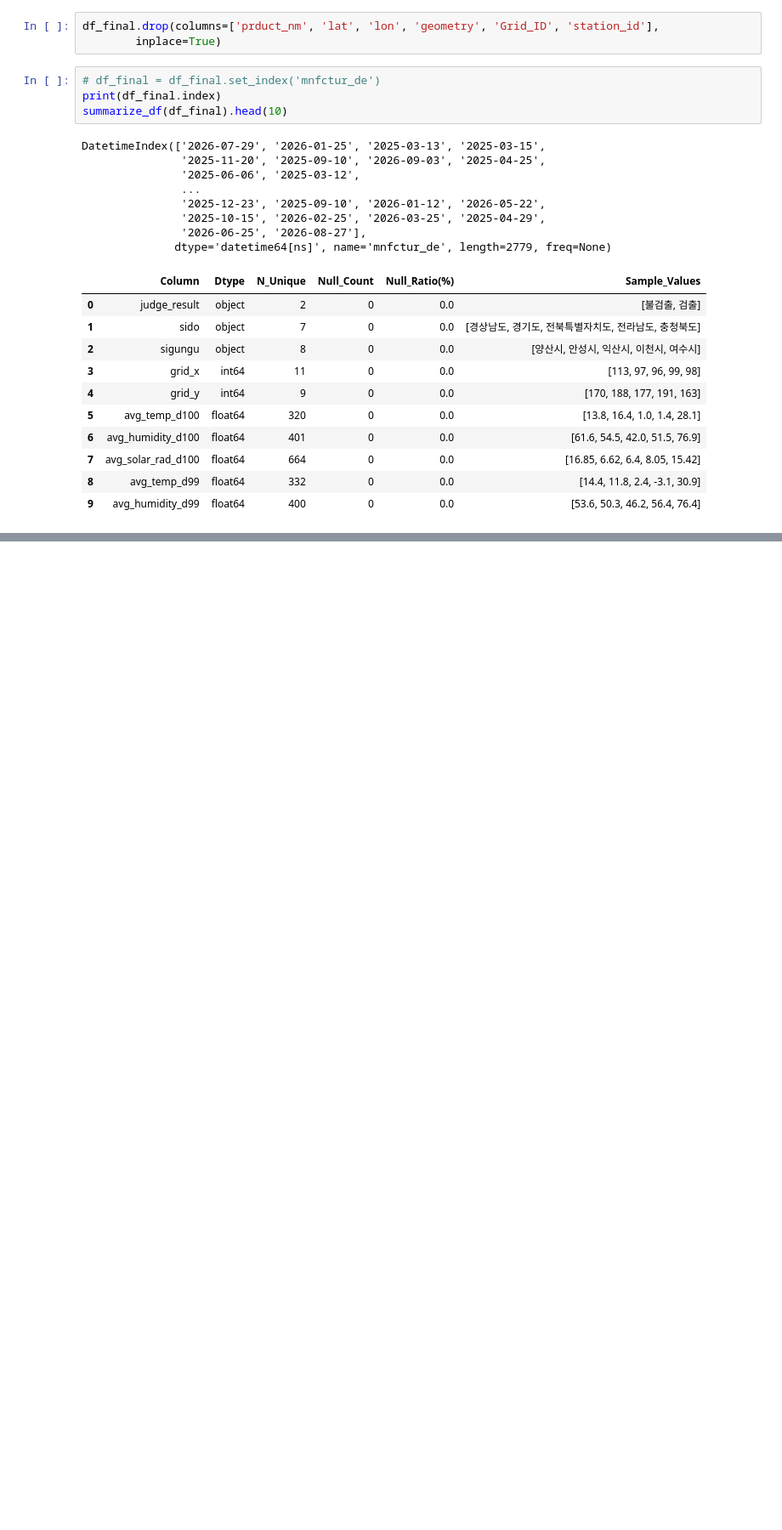
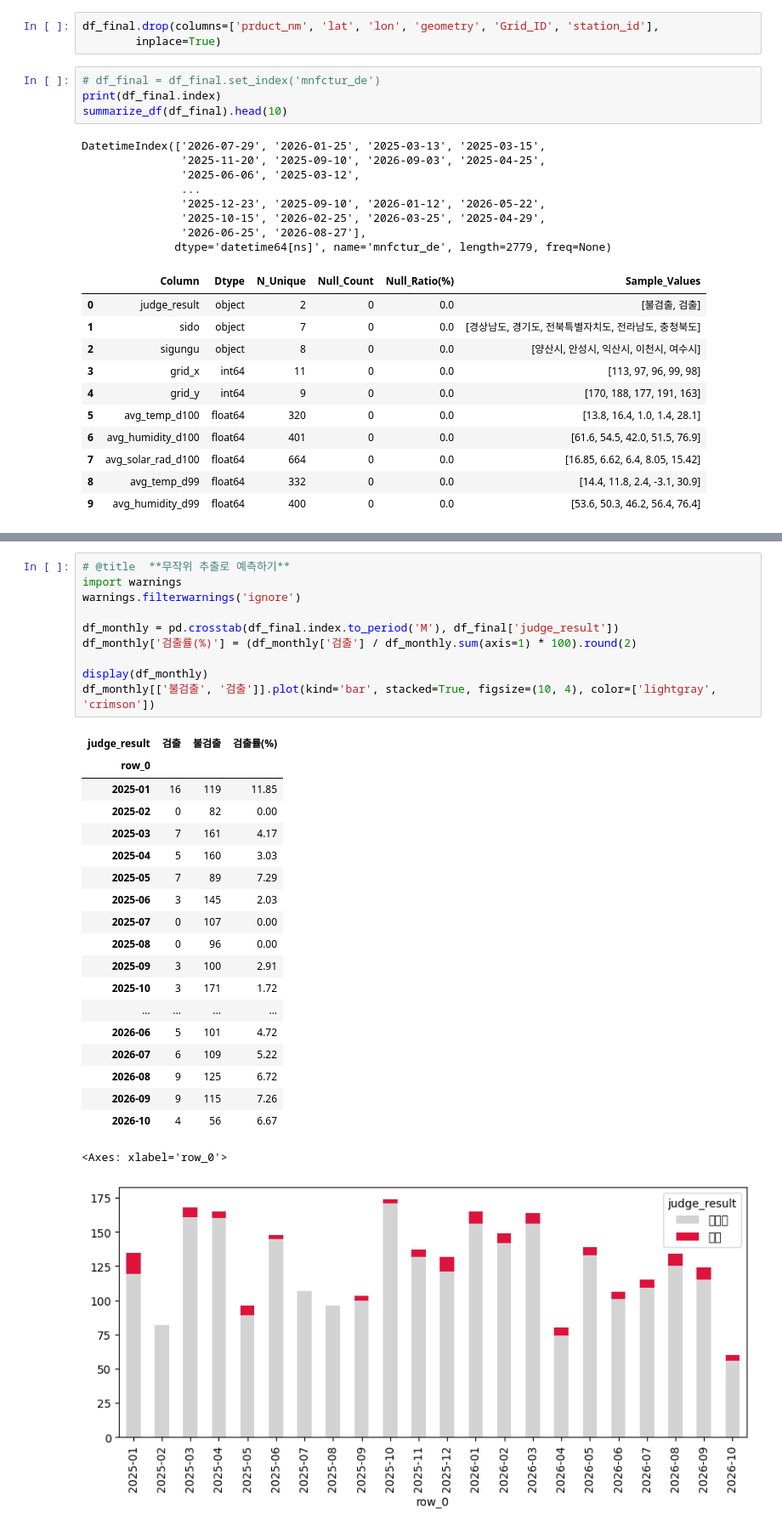
Before and after one commit to ancestor9/Scikit-learn-model-selection-evaluation, a Jupyter notebook: exercise/Listeria_timeNspace_predict_decision.ipynb, the cells around one changed output, grey strips where cells are left out. Shown at 85% size. Drawn from its saved outputs; the diff is of its cells as text; blank space fills up the shorter version.

```diff
--- a/exercise/Listeria_timeNspace_predict_decision.ipynb
+++ b/exercise/Listeria_timeNspace_predict_decision.ipynb
@@ -533,0 +895,31 @@ display(df_th[df_th['threshold'].round(2).isin(np.round(np.arange(0.1, 1.0, 0.1)
+# %%
+# @title  **무작위 추출로 예측하기**
+import warnings
+warnings.filterwarnings('ignore')
+
+df_monthly = pd.crosstab(df_final.index.to_period('M'), df_final['judge_result'])
+df_monthly['검출률(%)'] = (df_monthly['검출'] / df_monthly.sum(axis=1) * 100).round(2)
+
+display(df_monthly)
+df_monthly[['불검출', '검출']].plot(kind='bar', stacked=True, figsize=(10, 4), color=['lightgray', 'crimson'])
+# %% [output]
+| judge_result | 검출 | 불검출 | 검출률(%) |
+| row_0 |  |  |  |
+| 2025-01 | 16 | 119 | 11.85 |
+| 2025-02 | 0 | 82 | 0.00 |
+| 2025-03 | 7 | 161 | 4.17 |
+| 2025-04 | 5 | 160 | 3.03 |
+| 2025-05 | 7 | 89 | 7.29 |
+| 2025-06 | 3 | 145 | 2.03 |
+| 2025-07 | 0 | 107 | 0.00 |
+| 2025-08 | 0 | 96 | 0.00 |
+| 2025-09 | 3 | 100 | 2.91 |
+| 2025-10 | 3 | 171 | 1.72 |
+| ... | ... | ... | ... |
+| 2026-06 | 5 | 101 | 4.72 |
+| 2026-07 | 6 | 109 | 5.22 |
+| 2026-08 | 9 | 125 | 6.72 |
+| 2026-09 | 9 | 115 | 7.26 |
+| 2026-10 | 4 | 56 | 6.67 |
+<Axes: xlabel='row_0'>
+[figure, added]
```
Also changed, not shown: parts of 5 cells of this notebook.
